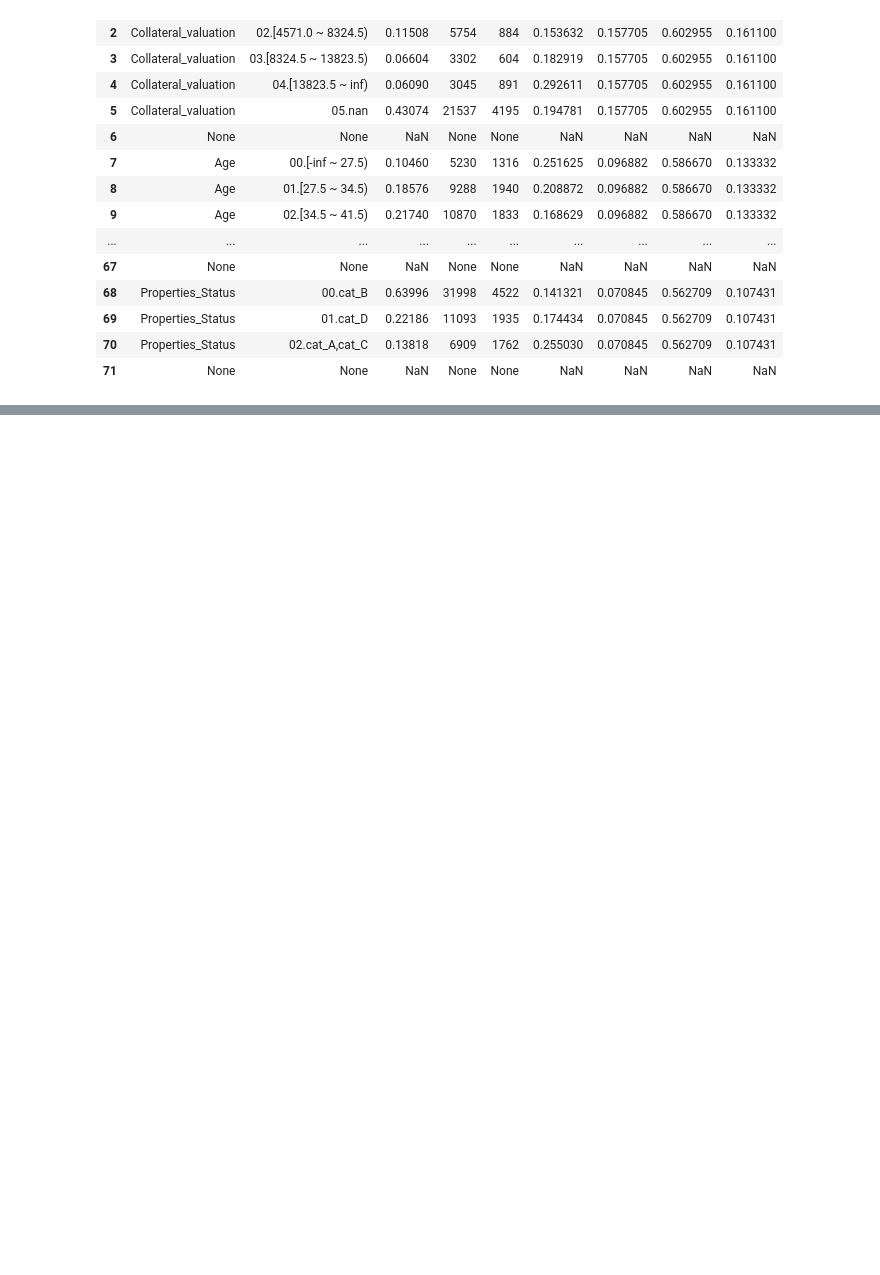
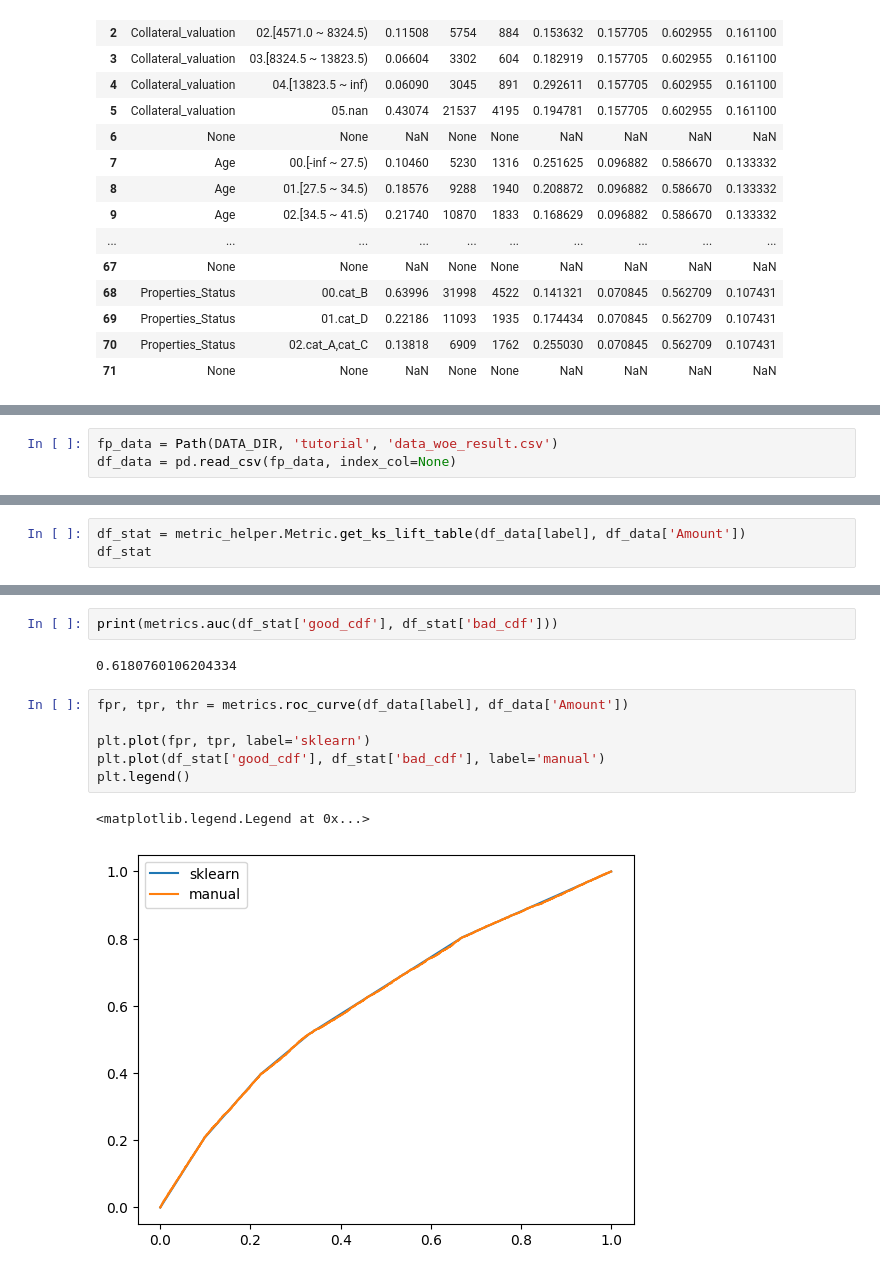
Before and after one commit to rfouyang/credit_model, a Jupyter notebook: demo/Tutorial4 Feature Evaluation.ipynb, the cells around one changed output, grey strips where cells are left out. Drawn from its saved outputs; the diff is of its cells as text; blank space fills up the shorter version.

```diff
--- a/demo/Tutorial4 Feature Evaluation.ipynb
+++ b/demo/Tutorial4 Feature Evaluation.ipynb
@@ -78,0 +84,3 @@ df_combined_report.head(100)
+# %%
+fp_data = Path(DATA_DIR, 'tutorial', 'data_woe_result.csv')
+df_data = pd.read_csv(fp_data, index_col=None)
@@ -78,0 +91,3 @@ df_combined_report.head(100)
+# %%
+df_stat = metric_helper.Metric.get_ks_lift_table(df_data[label], df_data['Amount'])
+df_stat
@@ -78,0 +108,13 @@ df_combined_report.head(100)
+# %%
+print(metrics.auc(df_stat['good_cdf'], df_stat['bad_cdf']))
+# %% [output]
+0.6180760106204334
+# %%
+fpr, tpr, thr = metrics.roc_curve(df_data[label], df_data['Amount'])
+
+plt.plot(fpr, tpr, label='sklearn')
+plt.plot(df_stat['good_cdf'], df_stat['bad_cdf'], label='manual')
+plt.legend()
+# %% [output]
+<matplotlib.legend.Legend at 0x...>
+[figure, added]
```
Also changed, not shown: parts of 6 cells of this notebook, 4 other files.
